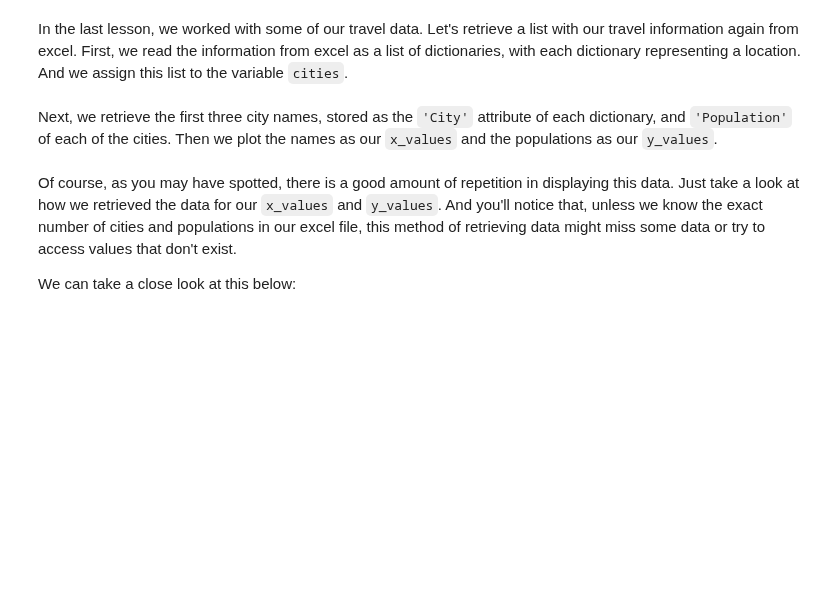
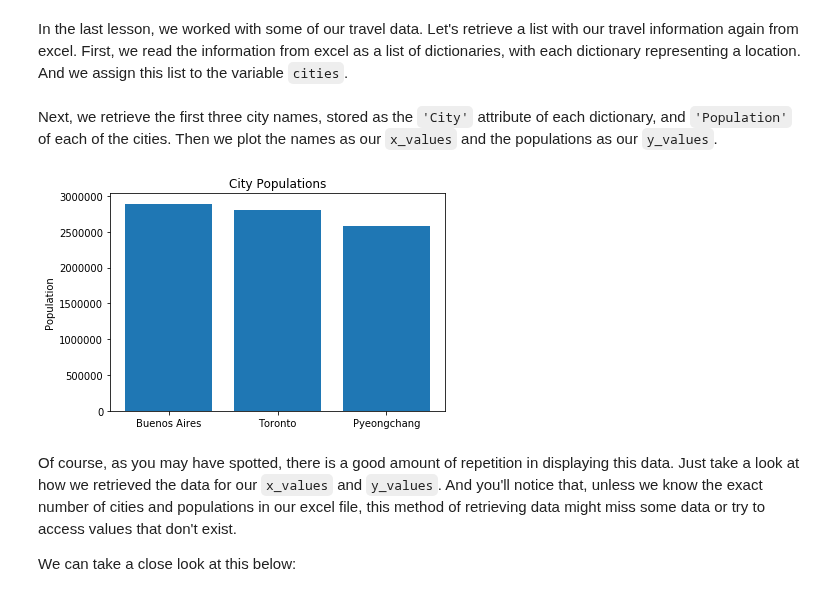
Before and after one commit to learn-co-curriculum/dsc-looping-over-collections-lab, a Jupyter notebook: index.ipynb, the cells around one changed output. Saved outputs shown, nothing was run; the diff lists cells and outputs as text; code cells hidden in the pictures; blank space fills up the shorter version.

Commit message:
removing plotly from solutions

```diff
--- a/index.ipynb
+++ b/index.ipynb
@@ -18,14 +18,20 @@ cities = travel_df.to_dict('records')
 # %% [markdown]
 Next, we retrieve the first three city names, stored as the `'City'` attribute of each dictionary, and `'Population'` of each of the cities.  Then we plot the names as our `x_values` and the populations as our `y_values`.
 # %%
-import plotly
+import matplotlib.pyplot as plt
 
-plotly.offline.init_notebook_mode(connected=True)
+%matplotlib inline
 
 x_values = [cities[0]['City'], cities[1]['City'], cities[2]['City']]
 y_values = [cities[0]['Population'], cities[1]['Population'], cities[2]['Population']]
-trace_first_three_pops = {'x': x_values, 'y': y_values, 'type': 'bar'}
-plotly.offline.iplot([trace_first_three_pops])
+
+plt.bar(x_values, y_values)
+plt.ylabel('Population')
+plt.title('City Populations')
+
+plt.show()
+# %% [output]
+[figure, added]
 # %% [markdown]
 Of course, as you may have spotted, there is a good amount of repetition in displaying this data.  Just take a look at how we retrieved the data for our `x_values` and `y_values`. And you'll notice that, unless we know the exact number of cities and populations in our excel file, this method of retrieving data might miss some data or try to access values that don't exist.
 
```
Also changed, not shown: parts of 21 cells of this notebook, 6 other files.
